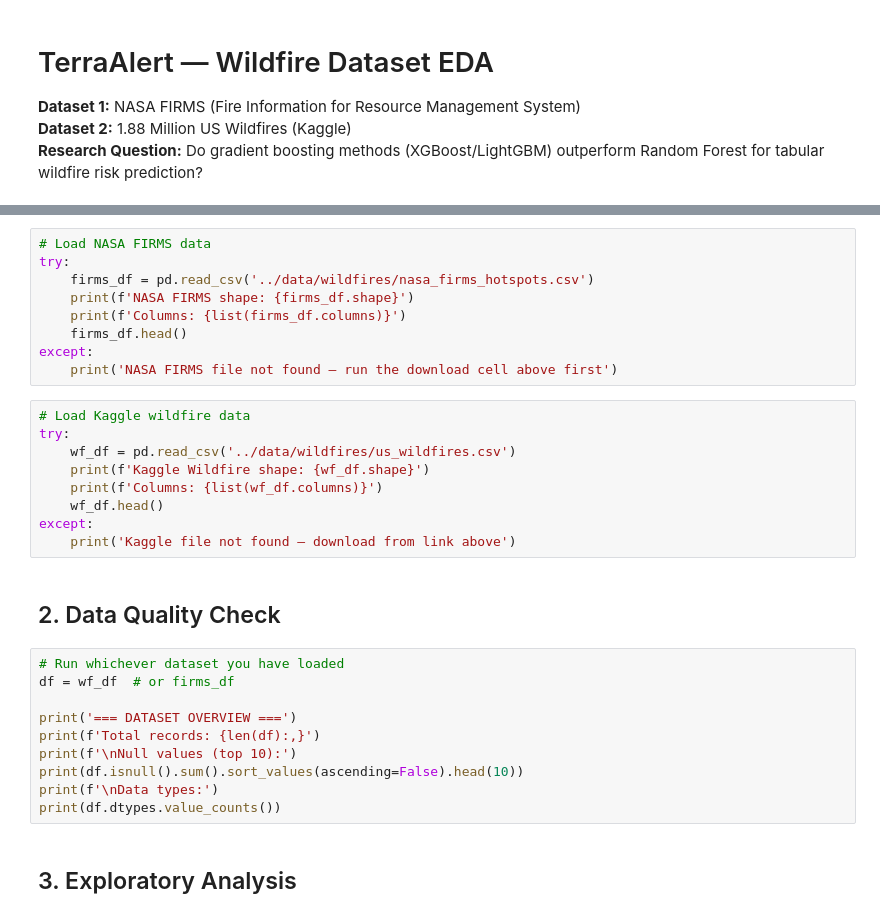
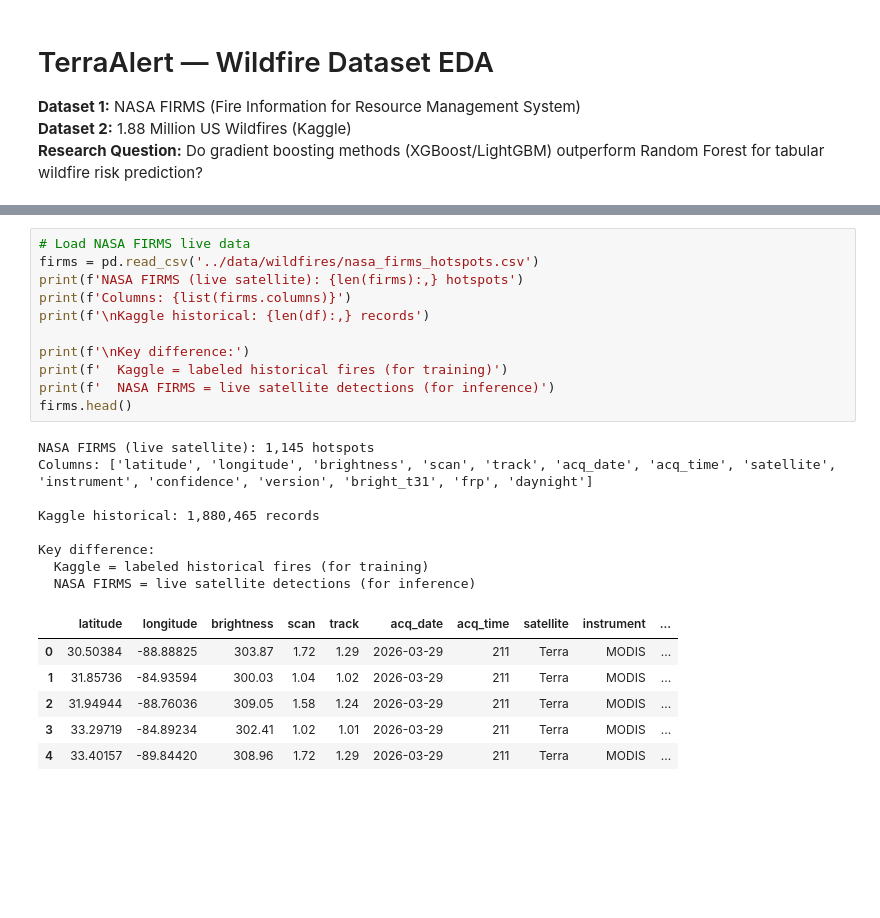
Before and after one commit to IndrayaniBhosale/terraalert, a Jupyter notebook: notebooks/02_wildfire_eda.ipynb, the cells around one changed output, grey strips where cells are left out. Saved outputs shown, nothing was run; the diff lists cells and outputs as text; blank space fills up the shorter version.

```diff
--- a/notebooks/02_wildfire_eda.ipynb
+++ b/notebooks/02_wildfire_eda.ipynb
@@ -43,32 +272,26 @@ Free Kaggle account needed.
 # %%
-# Load NASA FIRMS data
-try:
-    firms_df = pd.read_csv('../data/wildfires/nasa_firms_hotspots.csv')
-    print(f'NASA FIRMS shape: {firms_df.shape}')
-    print(f'Columns: {list(firms_df.columns)}')
-    firms_df.head()
-except:
-    print('NASA FIRMS file not found — run the download cell above first')
+# Load NASA FIRMS live data
+firms = pd.read_csv('../data/wildfires/nasa_firms_hotspots.csv')
+print(f'NASA FIRMS (live satellite): {len(firms):,} hotspots')
+print(f'Columns: {list(firms.columns)}')
+print(f'\nKaggle historical: {len(df):,} records')
+
+print(f'\nKey difference:')
+print(f'  Kaggle = labeled historical fires (for training)')
+print(f'  NASA FIRMS = live satellite detections (for inference)')
+firms.head()
+# %% [output]
+NASA FIRMS (live satellite): 1,145 hotspots
+Columns: ['latitude', 'longitude', 'brightness', 'scan', 'track', 'acq_date', 'acq_time', 'satellite', 'instrument', 'confidence', 'version', 'bright_t31', 'frp', 'daynight']
+
+Kaggle historical: 1,880,465 records
+
+Key difference:
+  Kaggle = labeled historical fires (for training)
+  NASA FIRMS = live satellite detections (for inference)
+|  | latitude | longitude | brightness | scan | track | acq_date | acq_time | satellite | instrument | ... |
+| 0 | 30.50384 | -88.88825 | 303.87 | 1.72 | 1.29 | 2026-03-29 | 211 | Terra | MODIS | ... |
+| 1 | 31.85736 | -84.93594 | 300.03 | 1.04 | 1.02 | 2026-03-29 | 211 | Terra | MODIS | ... |
+| 2 | 31.94944 | -88.76036 | 309.05 | 1.58 | 1.24 | 2026-03-29 | 211 | Terra | MODIS | ... |
+| 3 | 33.29719 | -84.89234 | 302.41 | 1.02 | 1.01 | 2026-03-29 | 211 | Terra | MODIS | ... |
+| 4 | 33.40157 | -89.84420 | 308.96 | 1.72 | 1.29 | 2026-03-29 | 211 | Terra | MODIS | ... |
-# %%
-# Load Kaggle wildfire data
-try:
-    wf_df = pd.read_csv('../data/wildfires/us_wildfires.csv')
-    print(f'Kaggle Wildfire shape: {wf_df.shape}')
-    print(f'Columns: {list(wf_df.columns)}')
-    wf_df.head()
-except:
-    print('Kaggle file not found — download from link above')
-# %% [markdown]
-## 2. Data Quality Check
-# %%
-# Run whichever dataset you have loaded
-df = wf_df  # or firms_df
-
-print('=== DATASET OVERVIEW ===')
-print(f'Total records: {len(df):,}')
-print(f'\nNull values (top 10):')
-print(df.isnull().sum().sort_values(ascending=False).head(10))
-print(f'\nData types:')
-print(df.dtypes.value_counts())
-# %% [markdown]
-## 3. Exploratory Analysis
```
Also changed, not shown: parts of 14 cells of this notebook, 4 other files.
